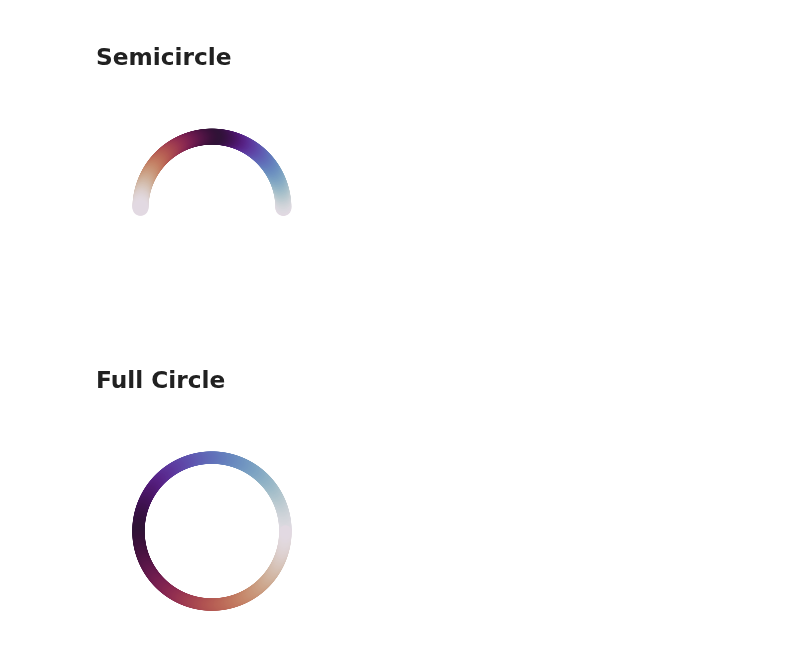
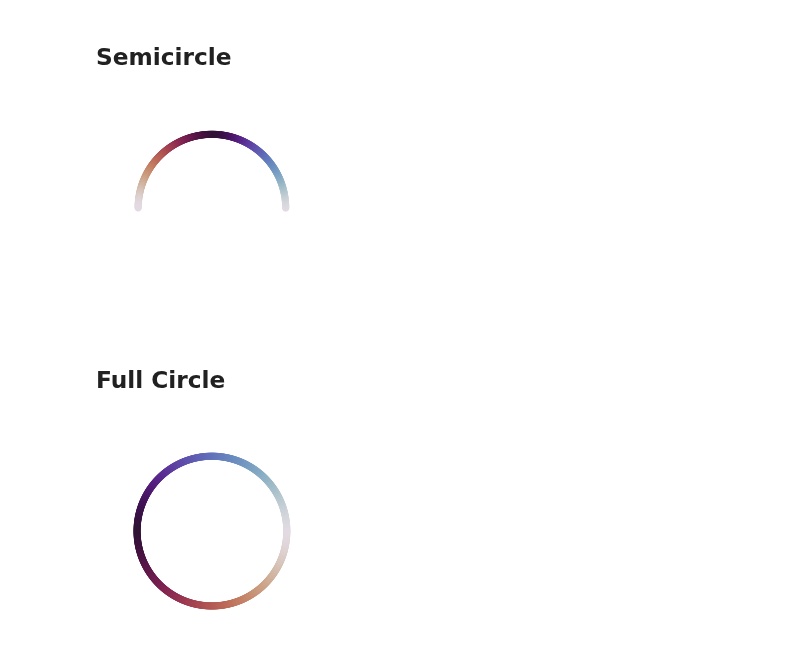
Before and after one commit to BouchardLab/neuroinference, a Jupyter notebook: notebooks/coupling/circular_legend.ipynb, the cells around one changed output. Saved outputs shown, nothing was run; the diff lists cells and outputs as text; code cells hidden in the pictures.

```diff
--- a/notebooks/coupling/circular_legend.ipynb
+++ b/notebooks/coupling/circular_legend.ipynb
@@ -9,26 +9,26 @@ import numpy as np
 # %%
 xval = np.arange(0, 1.0 * np.pi, 0.01)
 yval = np.ones_like(xval)
 
 colormap = plt.get_cmap('twilight')
 norm = matplotlib.colors.Normalize(0.0, np.pi)
 
 ax = plt.subplot(1, 1, 1, polar=True)
 ax.scatter(xval, yval,
-           c=xval, s=250,
+           c=xval, s=50,
            marker='o',
            cmap=colormap,
            norm=norm,
            linewidths=0)
 ax.set_xticks([])
 ax.set_yticks([])
 
 for spine in ax.spines:
     ax.spines[spine].set_visible(False)
 
-# plt.savefig('spine.pdf', bbox_inches='tight', transparent=True)
+plt.savefig('semicircle.pdf', bbox_inches='tight', transparent=True)
 # %% [output]
-[figure, old version]
+[figure, new version]
 # %% [markdown]
 ## Full Circle
 # %%
@@ -40,7 +40,7 @@ norm = matplotlib.colors.Normalize(0.0, 2 * np.pi)
 
 ax = plt.subplot(1, 1, 1, polar=True)
 ax.scatter(xval, yval,
-           c=xval, s=150,
+           c=xval, s=50,
            marker='o',
            cmap=colormap,
            norm=norm,
@@ -50,5 +50,7 @@ ax.set_yticks([])
 
 for spine in ax.spines:
     ax.spines[spine].set_visible(False)
+
+plt.savefig('fullcircle.pdf', bbox_inches='tight', transparent=True)
 # %% [output]
-[figure, old version]
+[figure, new version]
```
Also changed, not shown: 1 other file.
